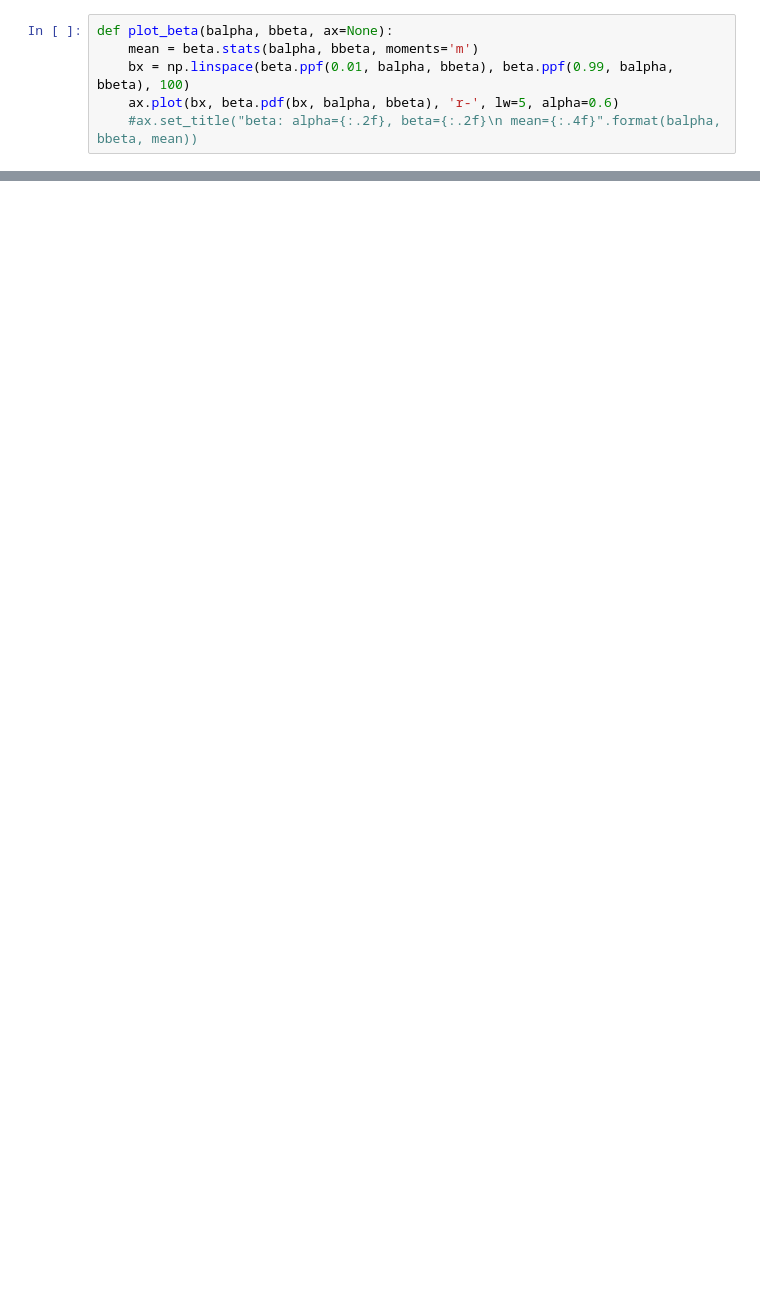
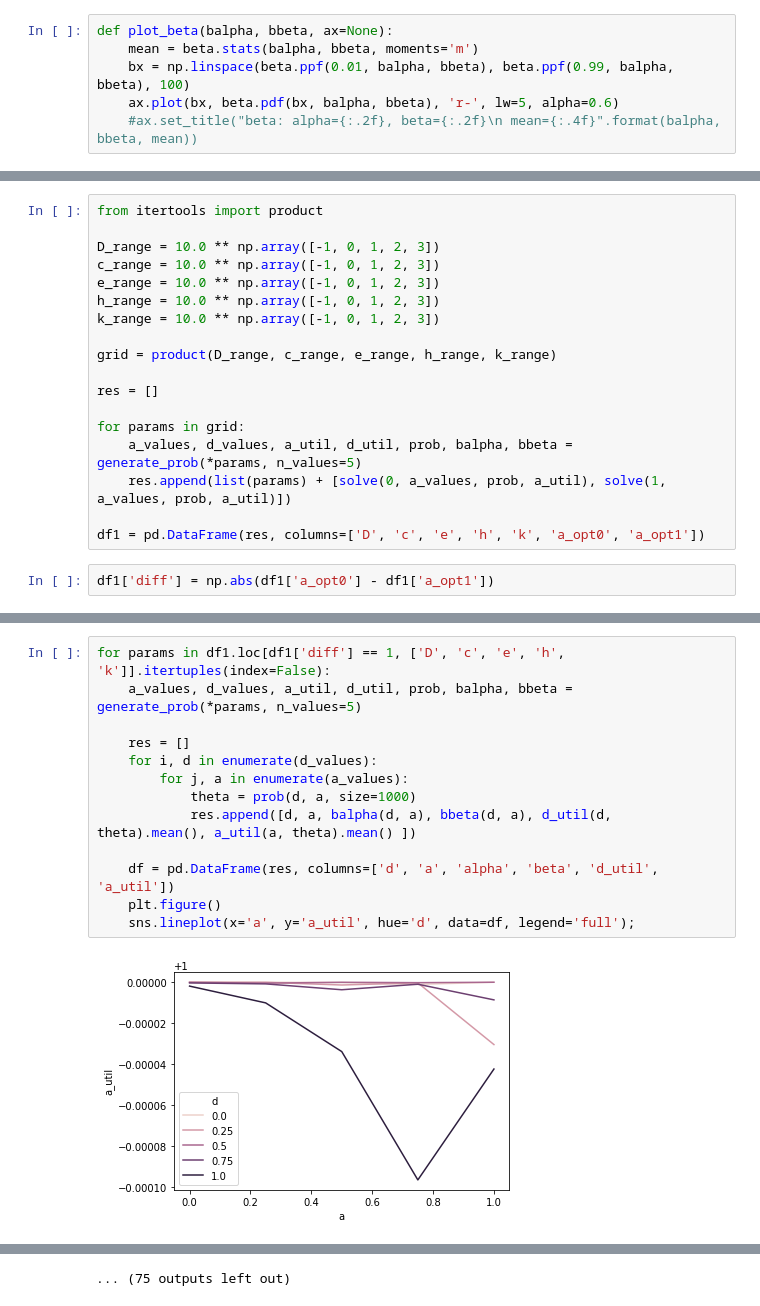
Before and after one commit to albertotb/aps, a Jupyter notebook: notebook/prob_new.ipynb, the cells around one changed output, grey strips where cells are left out. Saved outputs shown, nothing was run; the diff lists cells and outputs as text; blank space fills up the shorter version.

```diff
--- a/notebook/prob_new.ipynb
+++ b/notebook/prob_new.ipynb
@@ -117,0 +115,20 @@ True
+# %%
+from itertools import product
+
+D_range = 10.0 ** np.array([-1, 0, 1, 2, 3])
+c_range = 10.0 ** np.array([-1, 0, 1, 2, 3])
+e_range = 10.0 ** np.array([-1, 0, 1, 2, 3])
+h_range = 10.0 ** np.array([-1, 0, 1, 2, 3])
+k_range = 10.0 ** np.array([-1, 0, 1, 2, 3])
+
+grid = product(D_range, c_range, e_range, h_range, k_range)
+
+res = []
+
+for params in grid:
+    a_values, d_values, a_util, d_util, prob, balpha, bbeta = generate_prob(*params, n_values=5)
+    res.append(list(params) + [solve(0, a_values, prob, a_util), solve(1, a_values, prob, a_util)])
+
+df1 = pd.DataFrame(res, columns=['D', 'c', 'e', 'h', 'k', 'a_opt0', 'a_opt1'])
+# %%
+df1['diff'] = np.abs(df1['a_opt0'] - df1['a_opt1'])
@@ -117,0 +156,15 @@ True
+# %%
+for params in df1.loc[df1['diff'] == 1, ['D', 'c', 'e', 'h', 'k']].itertuples(index=False):
+    a_values, d_values, a_util, d_util, prob, balpha, bbeta = generate_prob(*params, n_values=5)
+
+    res = []
+    for i, d in enumerate(d_values):
+        for j, a in enumerate(a_values):
+            theta = prob(d, a, size=1000)
+            res.append([d, a, balpha(d, a), bbeta(d, a), d_util(d, theta).mean(), a_util(a, theta).mean() ])
+
+    df = pd.DataFrame(res, columns=['d', 'a', 'alpha', 'beta', 'd_util', 'a_util'])
+    plt.figure()
+    sns.lineplot(x='a', y='a_util', hue='d', data=df, legend='full');
+# %% [output]
+[figure, added]
@@ -117,0 +182 @@ True
+... (75 outputs left out)
```
Also changed, not shown: parts of 15 cells of this notebook, 1 other file.
